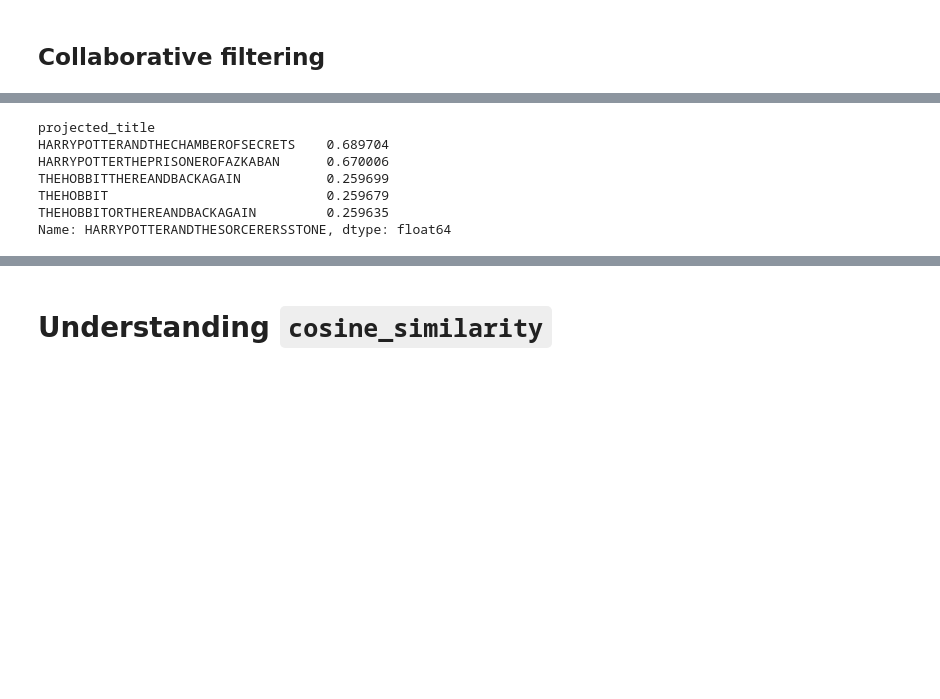
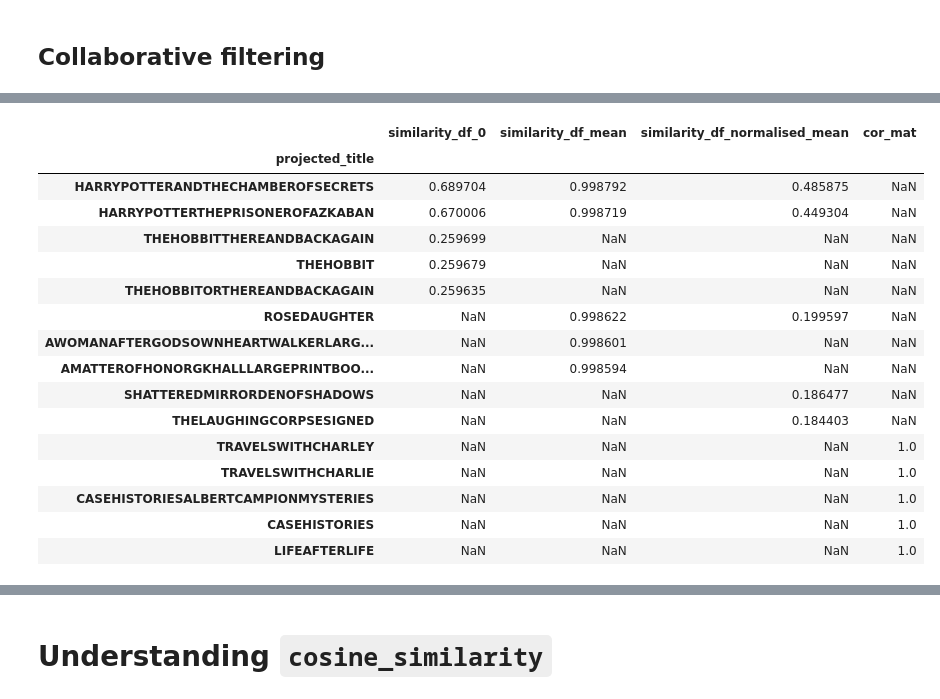
Before and after one commit to feyclan/WT_analysis, a Jupyter notebook: Recommenders.ipynb, the cells around one changed output, grey strips where cells are left out. Drawn from its saved outputs; the diff is of its cells as text; code cells hidden in the pictures; blank space fills up the shorter version.

```diff
--- a/Recommenders.ipynb
+++ b/Recommenders.ipynb
@@ -169,11 +248,21 @@ Name: THEGREATGATSBY, dtype: float64
 # %%
-get_similar_items("HARRYPOTTERANDTHESORCERERSSTONE", similarity_df)
+compare("HARRYPOTTERANDTHESORCERERSSTONE", my_sim_mats)
 # %% [output]
-projected_title
-HARRYPOTTERANDTHECHAMBEROFSECRETS    0.689704
-HARRYPOTTERTHEPRISONEROFAZKABAN      0.670006
-THEHOBBITTHEREANDBACKAGAIN           0.259699
-THEHOBBIT                            0.259679
-THEHOBBITORTHEREANDBACKAGAIN         0.259635
-Name: HARRYPOTTERANDTHESORCERERSSTONE, dtype: float64
+|  | similarity_df_0 | similarity_df_mean | similarity_df_normalised_mean | cor_mat |
+| projected_title |  |  |  |  |
+| HARRYPOTTERANDTHECHAMBEROFSECRETS | 0.689704 | 0.998792 | 0.485875 | NaN |
+| HARRYPOTTERTHEPRISONEROFAZKABAN | 0.670006 | 0.998719 | 0.449304 | NaN |
+| THEHOBBITTHEREANDBACKAGAIN | 0.259699 | NaN | NaN | NaN |
+| THEHOBBIT | 0.259679 | NaN | NaN | NaN |
+| THEHOBBITORTHEREANDBACKAGAIN | 0.259635 | NaN | NaN | NaN |
+| ROSEDAUGHTER | NaN | 0.998622 | 0.199597 | NaN |
+| AWOMANAFTERGODSOWNHEARTWALKERLARG... | NaN | 0.998601 | NaN | NaN |
+| AMATTEROFHONORGKHALLLARGEPRINTBOO... | NaN | 0.998594 | NaN | NaN |
+| SHATTEREDMIRRORDENOFSHADOWS | NaN | NaN | 0.186477 | NaN |
+| THELAUGHINGCORPSESIGNED | NaN | NaN | 0.184403 | NaN |
+| TRAVELSWITHCHARLEY | NaN | NaN | NaN | 1.0 |
+| TRAVELSWITHCHARLIE | NaN | NaN | NaN | 1.0 |
+| CASEHISTORIESALBERTCAMPIONMYSTERIES | NaN | NaN | NaN | 1.0 |
+| CASEHISTORIES | NaN | NaN | NaN | 1.0 |
+| LIFEAFTERLIFE | NaN | NaN | NaN | 1.0 |
 # %%
```
Also changed, not shown: parts of 34 cells of this notebook.
